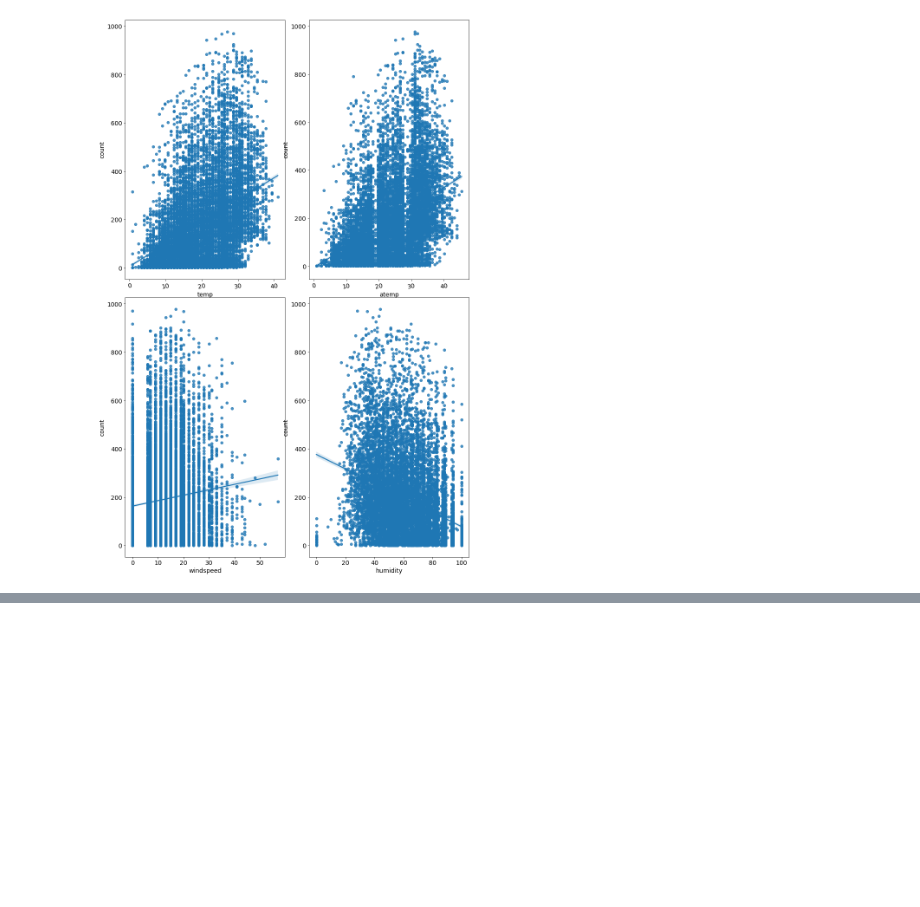
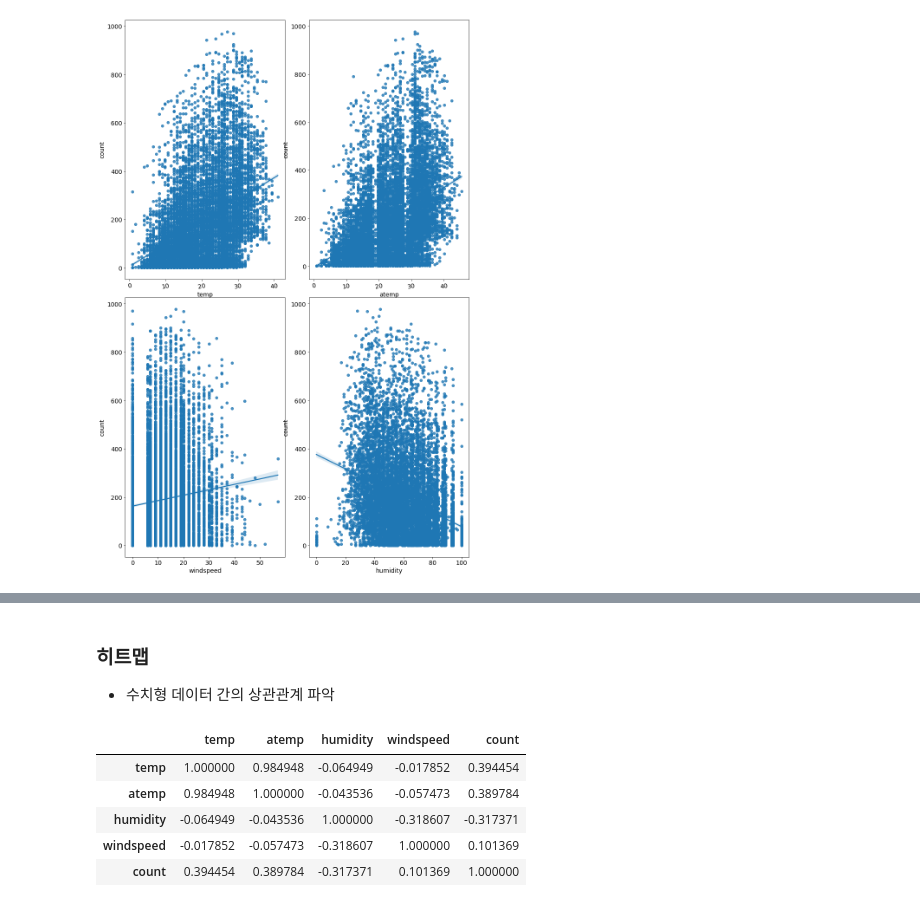
Before and after one commit to kiyong21c/kaggle, a Jupyter notebook: 20220531.kaggle.ipynb, the cells around one changed output, grey strips where cells are left out. Drawn from its saved outputs; the diff is of its cells as text; code cells hidden in the pictures; blank space fills up the shorter version.

```diff
--- a/20220531.kaggle.ipynb
+++ b/20220531.kaggle.ipynb
@@ -353,0 +360,12 @@ for i in range(2):
+# %% [markdown]
+### 히트맵
+ - 수치형 데이터 간의 상관관계 파악
+# %%
+train[['temp','atemp','humidity','windspeed','count',]].corr() # 피처간 상관계수 파악
+# %% [output]
+|  | temp | atemp | humidity | windspeed | count |
+| temp | 1.000000 | 0.984948 | -0.064949 | -0.017852 | 0.394454 |
+| atemp | 0.984948 | 1.000000 | -0.043536 | -0.057473 | 0.389784 |
+| humidity | -0.064949 | -0.043536 | 1.000000 | -0.318607 | -0.317371 |
+| windspeed | -0.017852 | -0.057473 | -0.318607 | 1.000000 | 0.101369 |
+| count | 0.394454 | 0.389784 | -0.317371 | 0.101369 | 1.000000 |
```
Also changed, not shown: parts of 5 cells of this notebook.
